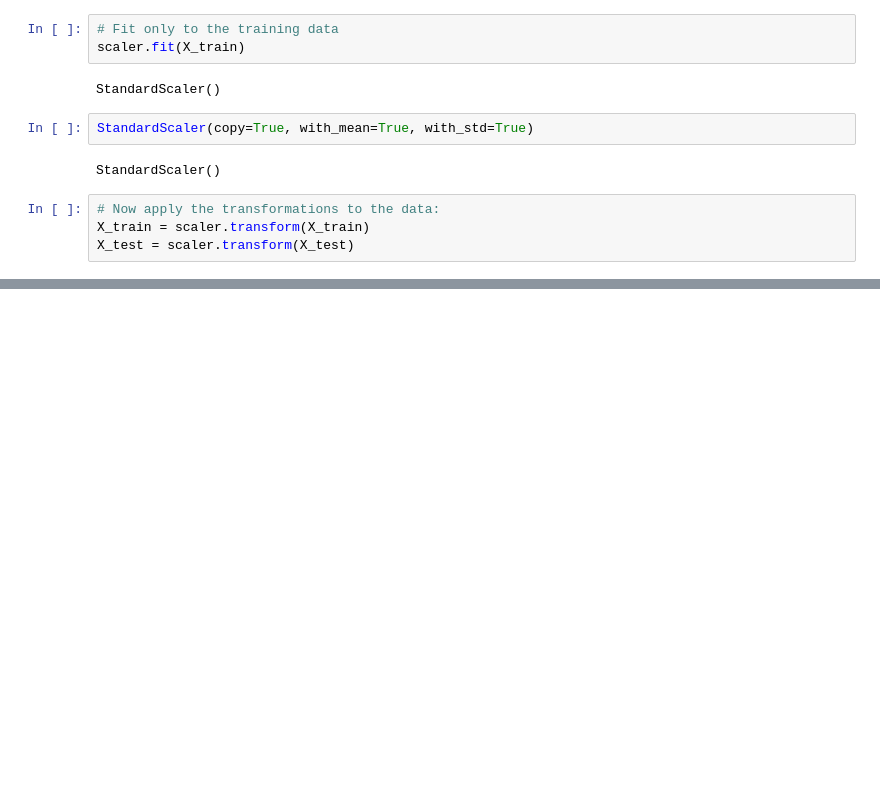
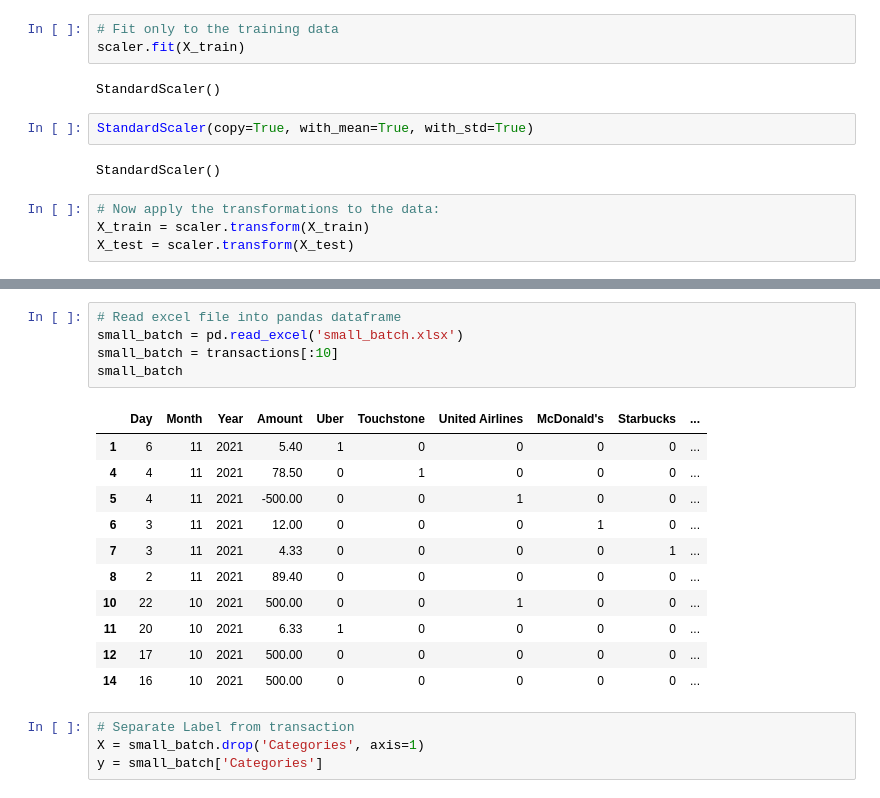
Before and after one commit to aaronjpotter93/BigBen, a Jupyter notebook: ai/my_nn.ipynb, the cells around one changed output, grey strips where cells are left out. Saved outputs shown, nothing was run; the diff lists cells and outputs as text; blank space fills up the shorter version.

```diff
--- a/ai/my_nn.ipynb
+++ b/ai/my_nn.ipynb
@@ -116,0 +132,21 @@ weighted avg       1.00      1.00      1.00        56
+# %%
+# Read excel file into pandas dataframe
+small_batch = pd.read_excel('small_batch.xlsx')
+small_batch = transactions[:10]
+small_batch
+# %% [output]
+|  | Day | Month | Year | Amount | Uber | Touchstone | United Airlines | McDonald's | Starbucks | ... |
+| 1 | 6 | 11 | 2021 | 5.40 | 1 | 0 | 0 | 0 | 0 | ... |
+| 4 | 4 | 11 | 2021 | 78.50 | 0 | 1 | 0 | 0 | 0 | ... |
+| 5 | 4 | 11 | 2021 | -500.00 | 0 | 0 | 1 | 0 | 0 | ... |
+| 6 | 3 | 11 | 2021 | 12.00 | 0 | 0 | 0 | 1 | 0 | ... |
+| 7 | 3 | 11 | 2021 | 4.33 | 0 | 0 | 0 | 0 | 1 | ... |
+| 8 | 2 | 11 | 2021 | 89.40 | 0 | 0 | 0 | 0 | 0 | ... |
+| 10 | 22 | 10 | 2021 | 500.00 | 0 | 0 | 1 | 0 | 0 | ... |
+| 11 | 20 | 10 | 2021 | 6.33 | 1 | 0 | 0 | 0 | 0 | ... |
+| 12 | 17 | 10 | 2021 | 500.00 | 0 | 0 | 0 | 0 | 0 | ... |
+| 14 | 16 | 10 | 2021 | 500.00 | 0 | 0 | 0 | 0 | 0 | ... |
+# %%
+# Separate Label from transaction
+X = small_batch.drop('Categories', axis=1)
+y = small_batch['Categories']
```
Also changed, not shown: parts of 24 cells of this notebook, 23 other files.
